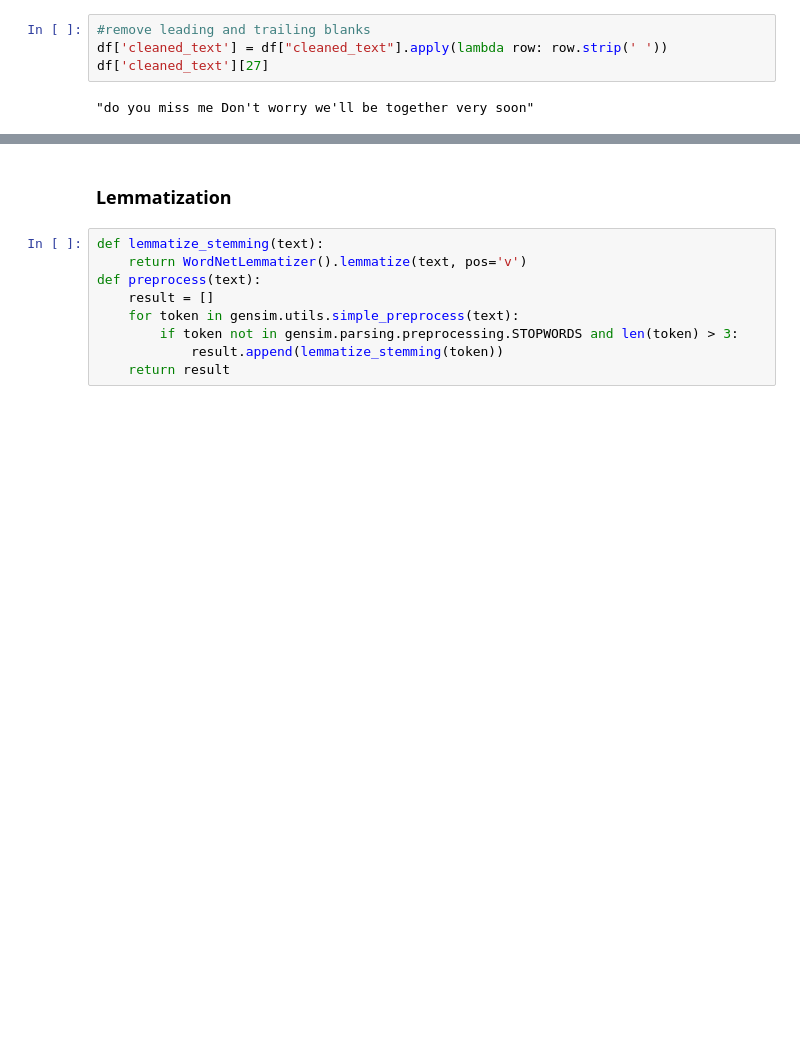
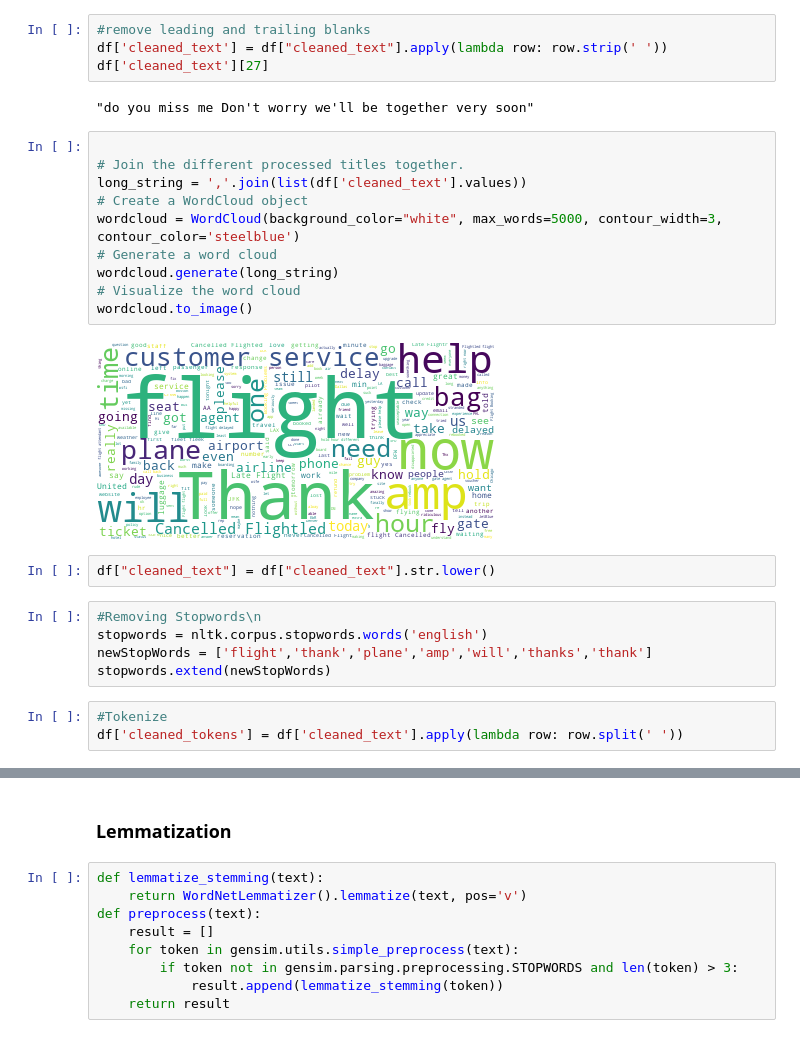
Before and after one commit to Amphibian27/Natural-Language-Processing, a Jupyter notebook: Topic_Modeling_Thematic_Analysis.ipynb, the cells around one changed output, grey strips where cells are left out. Saved outputs shown, nothing was run; the diff lists cells and outputs as text; blank space fills up the shorter version.

```diff
--- a/Topic_Modeling_Thematic_Analysis.ipynb
+++ b/Topic_Modeling_Thematic_Analysis.ipynb
@@ -70,3 +76,25 @@ df['cleaned_text'] = df["cleaned_text"].apply(lambda row: row.strip(' '))
 df['cleaned_text'][27]
 # %% [output]
 "do you miss me Don't worry we'll be together very soon"
+# %%
+
+# Join the different processed titles together.
+long_string = ','.join(list(df['cleaned_text'].values))
+# Create a WordCloud object
+wordcloud = WordCloud(background_color="white", max_words=5000, contour_width=3, contour_color='steelblue')
+# Generate a word cloud
+wordcloud.generate(long_string)
+# Visualize the word cloud
+wordcloud.to_image()
+# %% [output]
+[figure, added]
+# %%
+df["cleaned_text"] = df["cleaned_text"].str.lower()
+# %%
+#Removing Stopwords\n
+stopwords = nltk.corpus.stopwords.words('english')
+newStopWords = ['flight','thank','plane','amp','will','thanks','thank']
+stopwords.extend(newStopWords)
+# %%
+#Tokenize
+df['cleaned_tokens'] = df['cleaned_text'].apply(lambda row: row.split(' '))
```
Also changed, not shown: parts of 8 cells of this notebook.
